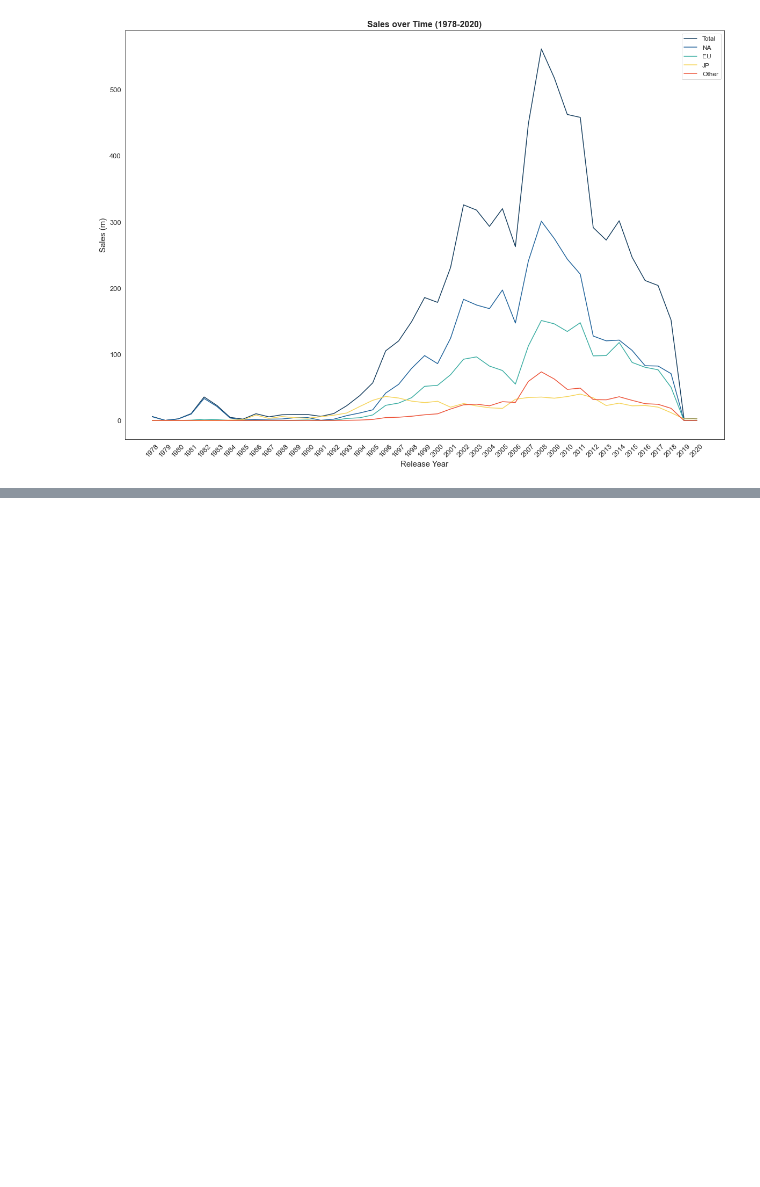
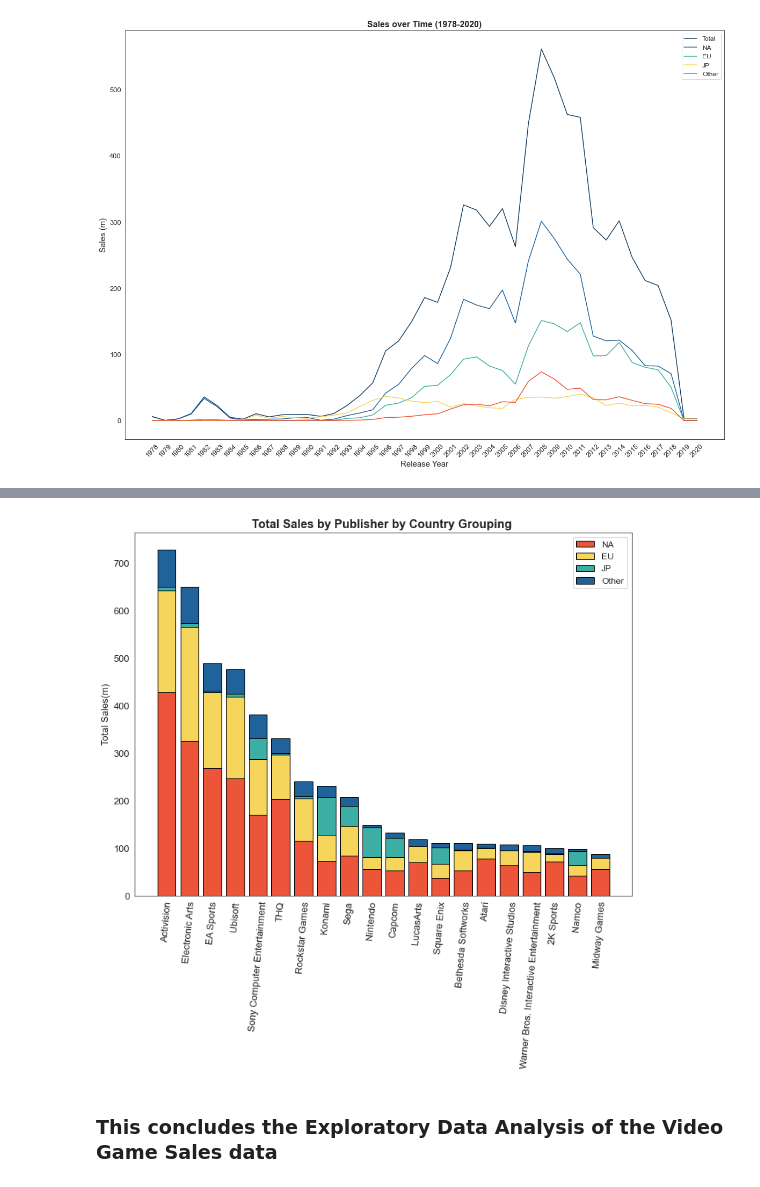
Before and after one commit to TJMaya/Video-Game-Sales-Project, a Jupyter notebook: VGSalesProjectStep3EDA.ipynb, the cells around one changed output, grey strips where cells are left out. Saved outputs shown, nothing was run; the diff lists cells and outputs as text; code cells hidden in the pictures; blank space fills up the shorter version.

```diff
--- a/VGSalesProjectStep3EDA.ipynb
+++ b/VGSalesProjectStep3EDA.ipynb
@@ -540,0 +691,10 @@ plt.show()
+# %%
+publisher_cgsales_df = df.groupby(['Publisher'], as_index=False).agg({'Total Sales (m)': np.sum,
+                                                                    'NA Sales (m)': np.sum,
+                                                                    'EU Sales (m)': np.sum,
+                                                                    'JP Sales (m)': np.sum,
+                                                                    'Other Sales (m)': np.sum})
+
+publisher_cgsales_df = publisher_cgsales_df.sort_values('Total Sales (m)', ascending=False)[:20]
+publisher_cgsales_df = publisher_cgsales_df.reset_index(drop=True)
+publisher_cgsales_df
@@ -540,0 +719,42 @@ plt.show()
+# %%
+#my_colors = ('#173F5F', '#20639B', '#3CAEA3', '#F6D55C', '#ED553B')
+labels = ["NA", "EU", "JP", "Other"]
+plt.figure(figsize =(12,9))
+
+bars1 = np.add(publisher_cgsales_df["NA Sales (m)"], publisher_cgsales_df["EU Sales (m)"]).tolist()
+bars2 = np.add(publisher_cgsales_df["JP Sales (m)"], bars1).tolist()
+
+p1 = plt.bar(x = publisher_cgsales_df['Publisher'],
+        height = publisher_cgsales_df["NA Sales (m)"],
+        color = '#ED553B',
+        edgecolor = 'black')
+
+p2 = plt.bar(x = publisher_cgsales_df['Publisher'],
+        bottom = publisher_cgsales_df["NA Sales (m)"],
+        height = publisher_cgsales_df["EU Sales (m)"],
+        color = '#F6D55C',
+        edgecolor = 'black')
+
+p3 = plt.bar(x = publisher_cgsales_df['Publisher'],
+        bottom = bars1,
+        height = publisher_cgsales_df["JP Sales (m)"],
+        color = '#3CAEA3',
+        edgecolor = 'black')
+
+p4 = plt.bar(x = publisher_cgsales_df['Publisher'],
+        bottom = bars2,
+        height = publisher_cgsales_df["Other Sales (m)"],
+        color = '#20639B',
+        edgecolor = 'black')
+
+plt.xticks(rotation = 85, fontsize = 13)
+plt.yticks(fontsize = 13)
+plt.title("Total Sales by Publisher by Country Grouping ", fontsize = 16, fontweight = "bold")
+plt.ylabel("Total Sales(m)", fontsize = 13)
+plt.legend(labels = labels, fontsize = "large")
+#plt.savefig("TotalSalesByPublisherByCG.png")
+plt.show()
+# %% [output]
+[figure, added]
+# %% [markdown]
+### This concludes the Exploratory Data Analysis of the Video Game Sales data
```
Also changed, not shown: parts of 12 cells of this notebook, 4 other files.
